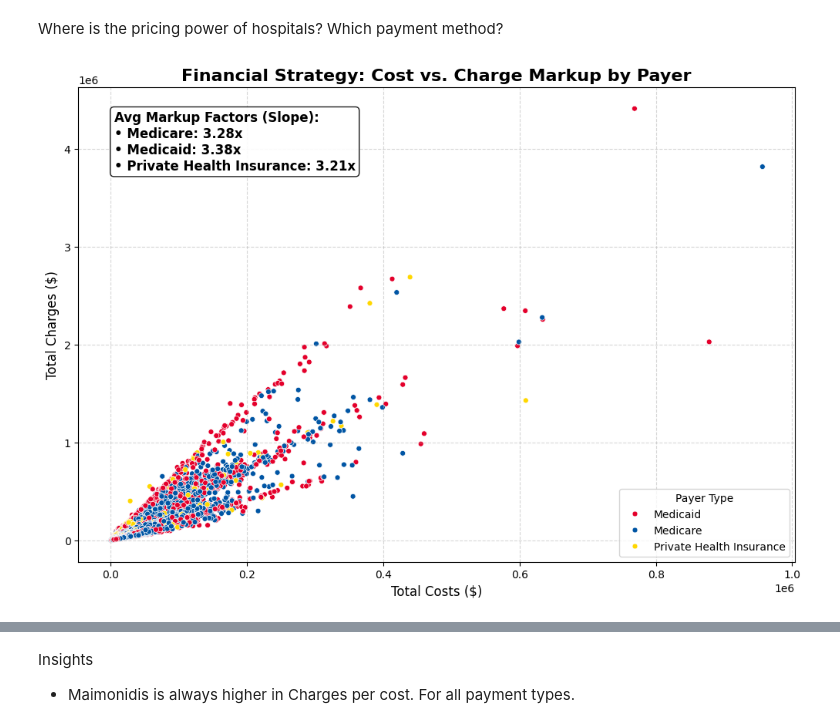
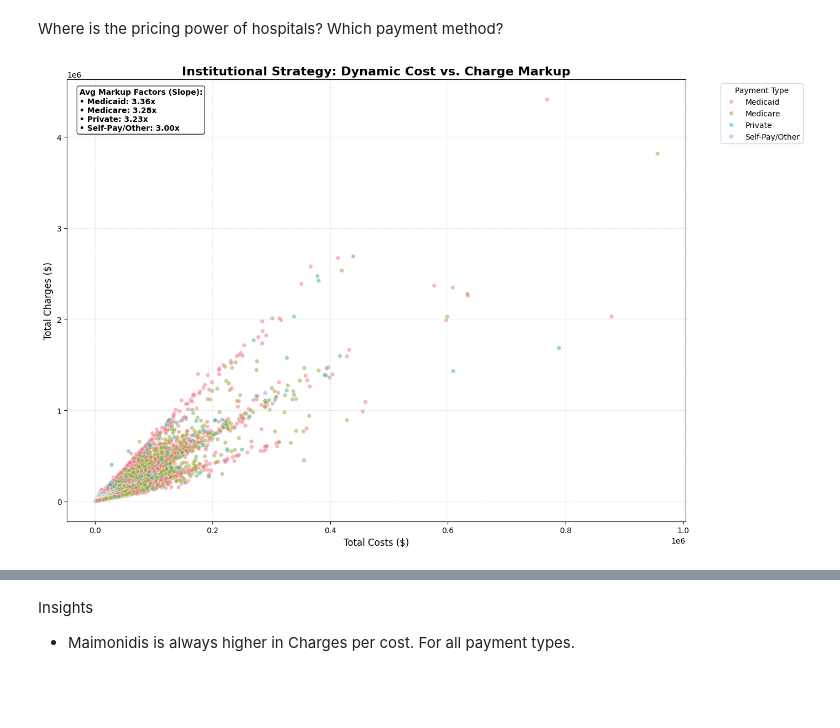
Before and after one commit to kpsalida/HospitalDischarges_Visualization, a Jupyter notebook: viz_eda.ipynb, the cells around one changed output, grey strips where cells are left out. Saved outputs shown, nothing was run; the diff lists cells and outputs as text; code cells hidden in the pictures; blank space fills up the shorter version.

```diff
--- a/viz_eda.ipynb
+++ b/viz_eda.ipynb
@@ -870,52 +923,58 @@ Urgent          68.512667  31.487333
 # %% [markdown]
 Where is the pricing power of hospitals? Which payment method?
 # %%
-#Filter the 3 payment types
-target_payers = ['Medicare', 'Medicaid', 'Private Health Insurance']
+import seaborn as sns
+import matplotlib.pyplot as plt
+
+# 1. Identify all unique values automatically
+# This replaces the manual list
+target_payers = df['Payment Type'].unique().tolist()
 df_filtered = df[df['Payment Type'].isin(target_payers)].copy()
 
-# 2. Define a Custom, High-Contrast Palette
-# These colors are selected to be the most distinctive for a 'Distinguished' mark.
-custom_colors = {
-    'Medicare': '#0055A4',           # Royal Blue
-    'Medicaid': '#E4002B',           # Bold Red
-    'Private Health Insurance': '#FFD700' # Forest Green
-}
+# 2. Generate a Dynamic Color Palette
+# We use 'husl' to get evenly spaced, distinct colors for as many types as exist
+palette_colors = sns.color_palette("husl", len(target_payers))
+custom_colors = dict(zip(target_payers, palette_colors))
 
-#Scatter Plot
-plt.figure(figsize=(12, 8))
+# 3. Create the Scatter Plot
+plt.figure(figsize=(14, 9)) # Slightly larger to accommodate a bigger legend
 sns.scatterplot(
     data=df_filtered,
     x='Total Costs',
     y='Total Charges',
     hue='Payment Type',
     palette=custom_colors,
-   # alpha=0.4,   # Transparency helps see the density
-    s=25,        # Size of the dots
+    alpha=0.5,   # Re-enabled alpha so you can see overlapping "lines"
+    s=30,
     edgecolor='w',
     linewidth=0.5
 )
 
-# Slopes from Mean Values
+# 4. Calculate Slopes for EVERY payer found
 slope_text = "Avg Markup Factors (Slope):"
 for payer in target_payers:
     subset = df_filtered[df_filtered['Payment Type'] == payer]
-    avg_slope = subset['Total Charges'].mean() / subset['Total Costs'].mean()
-    slope_text += f"\n• {payer}: {avg_slope:.2f}x"
+    # Check to avoid division by zero if a group has no costs
+    if subset['Total Costs'].mean() > 0:
+        avg_slope = subset['Total Charges'].mean() / subset['Total Costs'].mean()
+        slope_text += f"\n• {payer}: {avg_slope:.2f}x"
 
-# Slopes (The 'Nugget' for the CFO)
-plt.text(0.05, 0.95, slope_text, transform=plt.gca().transAxes,
-         fontsize=12, verticalalignment='top', fontweight='bold',
-         bbox=dict(boxstyle='round', facecolor='white', alpha=0.9))
+# 5. Place the Text Box (Adjusted position to not overlap points)
+plt.text(0.02, 0.98, slope_text, transform=plt.gca().transAxes,
+         fontsize=10, verticalalignment='top', fontweight='bold',
+         bbox=dict(boxstyle='round', facecolor='white', alpha=0.8))
 
-#  Formatting
-plt.title("Financial Strategy: Cost vs. Charge Markup by Payer", fontsize=16, fontweight='bold')
+# 6. Formatting
+plt.title("Institutional Strategy: Dynamic Cost vs. Charge Markup", fontsize=16, fontweight='bold')
 plt.xlabel("Total Costs ($)", fontsize=12)
 plt.ylabel("Total Charges ($)", fontsize=12)
-plt.legend(title="Payer Type", loc='lower right')
-plt.grid(True, linestyle='--', alpha=0.5)
 
+# Move legend outside if the list of payers is long
+plt.legend(title="Payment Type", bbox_to_anchor=(1.05, 1), loc='upper left')
+plt.grid(True, linestyle='--', alpha=0.3)
+
+plt.tight_layout()
 plt.show()
 # %% [output]
-[figure, old version]
+[figure, new version]
 # %%
```
Also changed, not shown: parts of 10 cells of this notebook.
